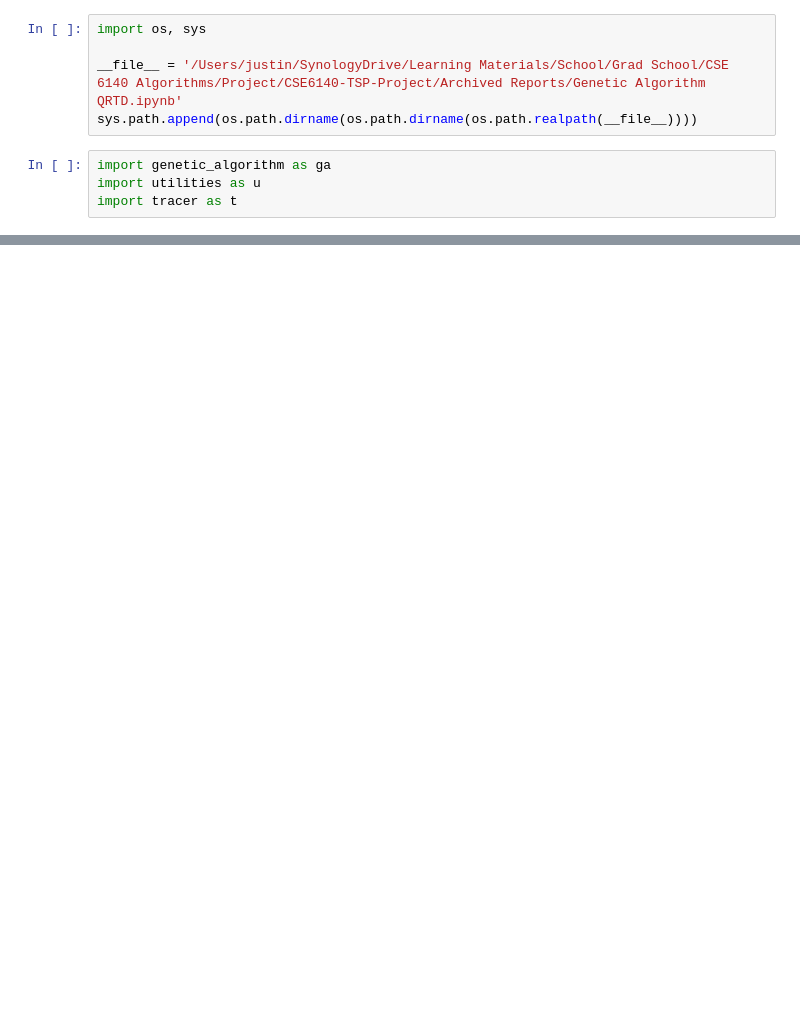
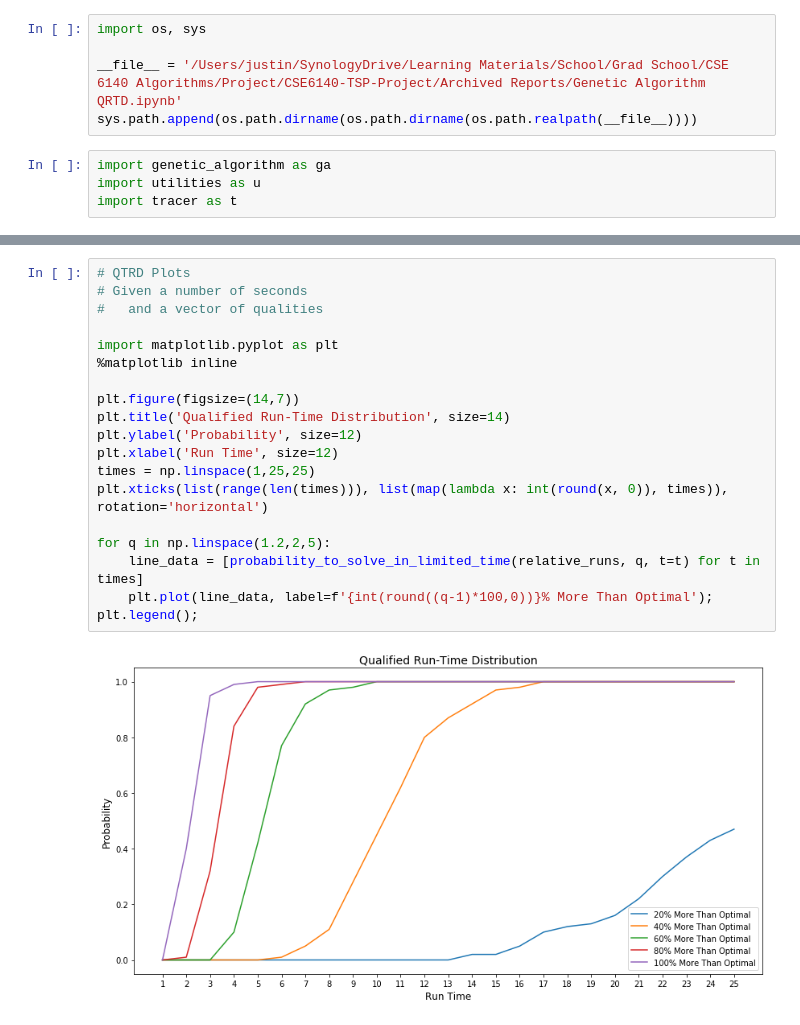
Before and after one commit to moalani/CSE6140-TSP-Project, a Jupyter notebook: Archived Reports/Genetic Algorithm QRTD.ipynb, the cells around one changed output, grey strips where cells are left out. Drawn from its saved outputs; the diff is of its cells as text; blank space fills up the shorter version.

```diff
--- a/Archived Reports/Genetic Algorithm QRTD.ipynb
+++ b/Archived Reports/Genetic Algorithm QRTD.ipynb
@@ -74,0 +170,21 @@ results
+# %%
+# QTRD Plots
+# Given a number of seconds
+#   and a vector of qualities
+
+import matplotlib.pyplot as plt
+%matplotlib inline
+
+plt.figure(figsize=(14,7))
+plt.title('Qualified Run-Time Distribution', size=14)
+plt.ylabel('Probability', size=12)
+plt.xlabel('Run Time', size=12)
+times = np.linspace(1,25,25)
+plt.xticks(list(range(len(times))), list(map(lambda x: int(round(x, 0)), times)), rotation='horizontal')
+
+for q in np.linspace(1.2,2,5):
+    line_data = [probability_to_solve_in_limited_time(relative_runs, q, t=t) for t in times]
+    plt.plot(line_data, label=f'{int(round((q-1)*100,0))}% More Than Optimal');
+plt.legend();
+# %% [output]
+[figure, added]
```
Also changed, not shown: parts of 27 cells of this notebook, 1 other file.
